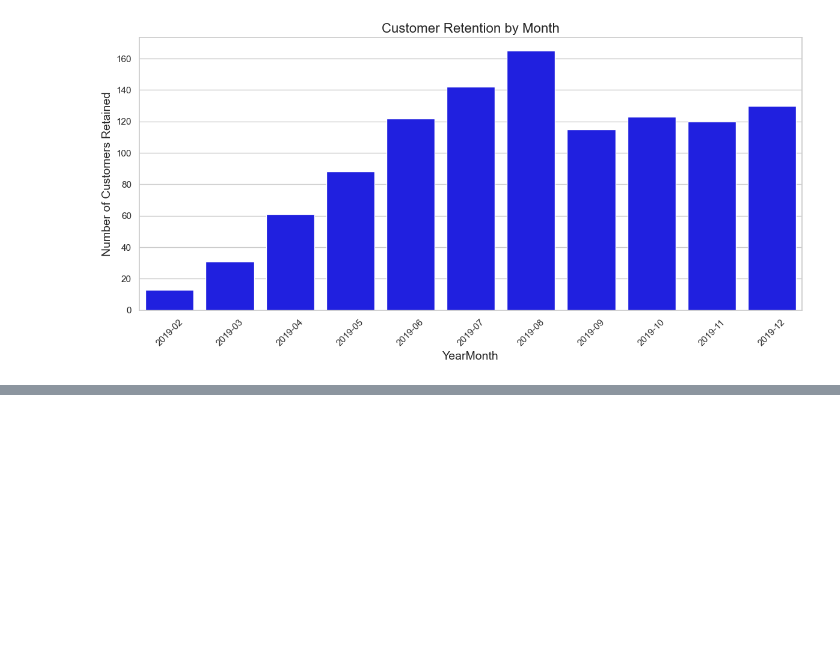
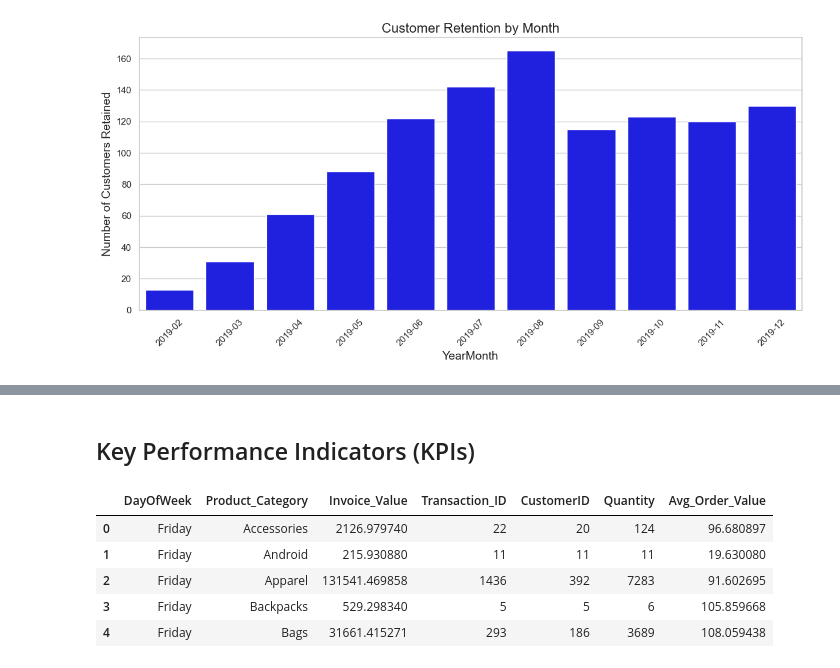
Before and after one commit to moraditya/finding-marketing-insights-Amazon, a Jupyter notebook: data-analysis/amazon-marketing-insights-EDA.ipynb, the cells around one changed output, grey strips where cells are left out. Cells and saved outputs as stored; diff of their text form; code cells hidden in the pictures; blank space fills up the shorter version.

```diff
--- a/data-analysis/amazon-marketing-insights-EDA.ipynb
+++ b/data-analysis/amazon-marketing-insights-EDA.ipynb
@@ -179,0 +238,46 @@ plt.show()
+# %% [markdown]
+## Key Performance Indicators (KPIs)
+# %%
+# by Month
+kpi_analysis_month = sales_full_merged.groupby(['YearMonth', 'Product_Category']).agg({
+    'Invoice_Value': 'sum',
+    'Transaction_ID': 'nunique',
+    'CustomerID': 'nunique',
+    'Quantity': 'sum'
+}).reset_index()
+
+kpi_analysis_month['Avg_Order_Value'] = kpi_analysis_month['Invoice_Value'] / kpi_analysis_month['Transaction_ID']
+
+
+# by Week
+sales_full_merged['YearWeek'] = sales_full_merged['Transaction_Date'].dt.to_period('W')
+kpi_analysis_week = sales_full_merged.groupby(['YearWeek', 'Product_Category']).agg({
+    'Invoice_Value': 'sum',
+    'Transaction_ID': 'nunique',
+    'CustomerID': 'nunique',
+    'Quantity': 'sum'
+}).reset_index()
+
+kpi_analysis_week['Avg_Order_Value'] = kpi_analysis_week['Invoice_Value'] / kpi_analysis_week['Transaction_ID']
+
+
+# by Day
+sales_full_merged['DayOfWeek'] = sales_full_merged['Transaction_Date'].dt.day_name()
+kpi_analysis_day = sales_full_merged.groupby(['DayOfWeek', 'Product_Category']).agg({
+    'Invoice_Value': 'sum',
+    'Transaction_ID': 'nunique',
+    'CustomerID': 'nunique',
+    'Quantity': 'sum'
+}).reset_index()
+
+kpi_analysis_day['Avg_Order_Value'] = kpi_analysis_day['Invoice_Value'] / kpi_analysis_day['Transaction_ID']
+# %%
+# verify creation
+kpi_analysis_day.head()
+# %% [output]
+|  | DayOfWeek | Product_Category | Invoice_Value | Transaction_ID | CustomerID | Quantity | Avg_Order_Value |
+| 0 | Friday | Accessories | 2126.979740 | 22 | 20 | 124 | 96.680897 |
+| 1 | Friday | Android | 215.930880 | 11 | 11 | 11 | 19.630080 |
+| 2 | Friday | Apparel | 131541.469858 | 1436 | 392 | 7283 | 91.602695 |
+| 3 | Friday | Backpacks | 529.298340 | 5 | 5 | 6 | 105.859668 |
+| 4 | Friday | Bags | 31661.415271 | 293 | 186 | 3689 | 108.059438 |
```
Also changed, not shown: parts of 6 cells of this notebook.
